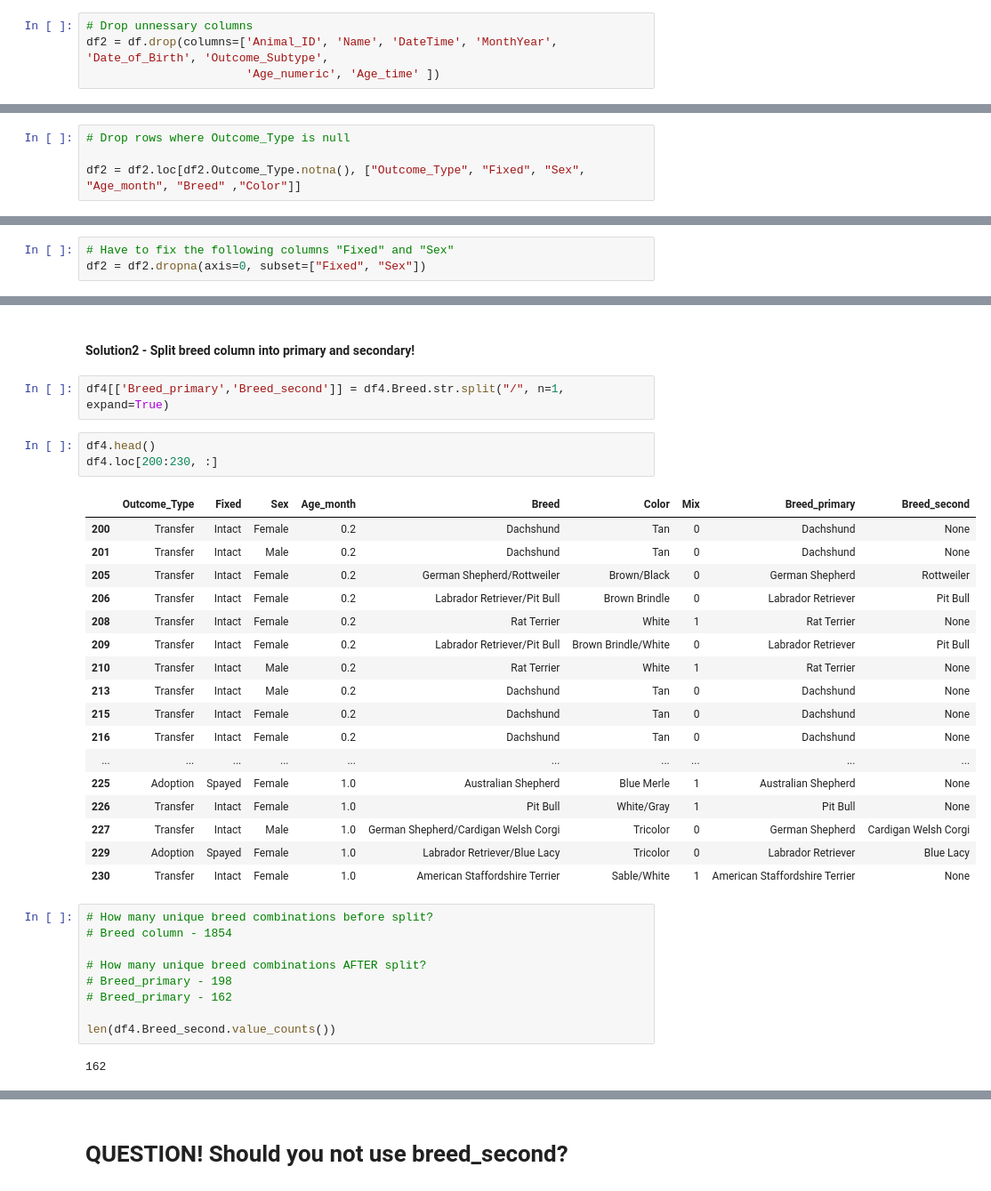
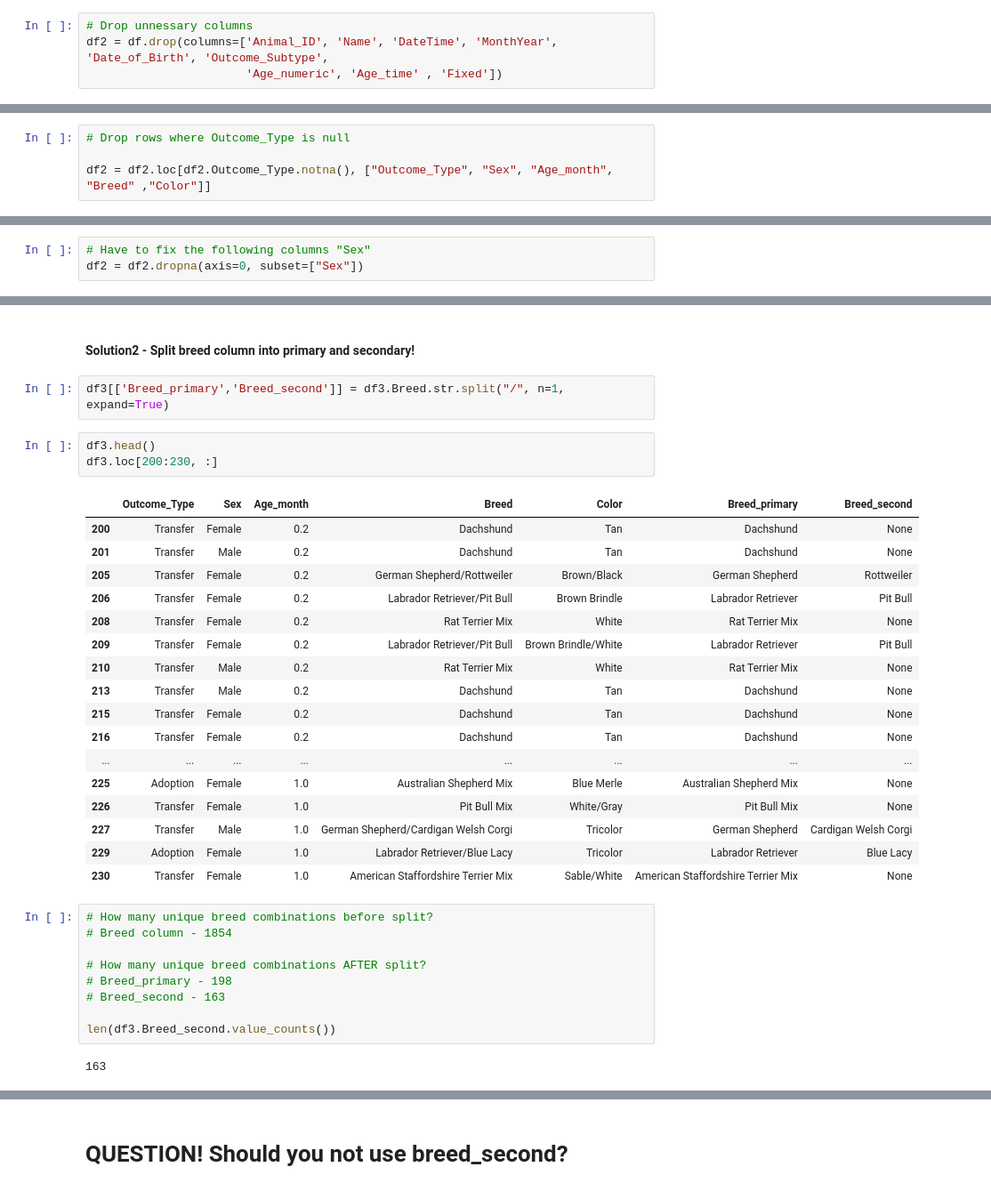
Before and after one commit to kellypriest/project-3, a Jupyter notebook: model_rf_65_BiOut_Mix_Breed_Color_BinAge_1Hot.ipynb, the cells around one changed output, grey strips where cells are left out. Shown: that part at 89% size. Saved outputs shown, nothing was run; the diff lists cells and outputs as text.

Commit message:
Updated model_rf_65_BiOut_Mix_Breed_Color_BinAge_1Hot NO Mix/Fix

```diff
--- a/model_rf_65_BiOut_Mix_Breed_Color_BinAge_1Hot.ipynb
+++ b/model_rf_65_BiOut_Mix_Breed_Color_BinAge_1Hot.ipynb
@@ -83,7 +78,7 @@ dtype: float64
 # %%
 # Drop unnessary columns
 df2 = df.drop(columns=['Animal_ID', 'Name', 'DateTime', 'MonthYear', 'Date_of_Birth', 'Outcome_Subtype',
-                       'Age_numeric', 'Age_time' ])
+                       'Age_numeric', 'Age_time' , 'Fixed'])
 # %%
 df2.shape
 # df2.head()
@@ -92,7 +87,7 @@ df2.shape
 # %%
 # Drop rows where Outcome_Type is null
 
-df2 = df2.loc[df2.Outcome_Type.notna(), ["Outcome_Type", "Fixed", "Sex", "Age_month", "Breed" ,"Color"]]
+df2 = df2.loc[df2.Outcome_Type.notna(), ["Outcome_Type", "Sex", "Age_month", "Breed" ,"Color"]]
 # %%
 # Check for more nulls
 df2.head()
@@ -103,6 +98,6 @@ df2.shape
 # %%
-# Have to fix the following columns "Fixed" and "Sex"
-df2 = df2.dropna(axis=0, subset=["Fixed", "Sex"])
+# Have to fix the following columns "Sex"
+df2 = df2.dropna(axis=0, subset=["Sex"])
 # %%
 # Verify that nulls from "Fixed" and "Sex" have been dropped
 df2.apply(lambda x: sum(x.isnull()/len(df2)))
@@ -241,37 +185,37 @@ df4.loc[200:210, :]
 # %% [markdown]
 #### Solution2 - Split breed column into primary and secondary!
 # %%
-df4[['Breed_primary','Breed_second']] = df4.Breed.str.split("/", n=1, expand=True)
+df3[['Breed_primary','Breed_second']] = df3.Breed.str.split("/", n=1, expand=True)
 # %%
-df4.head()
-df4.loc[200:230, :]
+df3.head()
+df3.loc[200:230, :]
 # %% [output]
-|  | Outcome_Type | Fixed | Sex | Age_month | Breed | Color | Mix | Breed_primary | Breed_second |
-| 200 | Transfer | Intact | Female | 0.2 | Dachshund | Tan | 0 | Dachshund | None |
-| 201 | Transfer | Intact | Male | 0.2 | Dachshund | Tan | 0 | Dachshund | None |
-| 205 | Transfer | Intact | Female | 0.2 | German Shepherd/Rottweiler | Brown/Black | 0 | German Shepherd | Rottweiler |
-| 206 | Transfer | Intact | Female | 0.2 | Labrador Retriever/Pit Bull | Brown Brindle | 0 | Labrador Retriever | Pit Bull |
-| 208 | Transfer | Intact | Female | 0.2 | Rat Terrier | White | 1 | Rat Terrier | None |
-| 209 | Transfer | Intact | Female | 0.2 | Labrador Retriever/Pit Bull | Brown Brindle/White | 0 | Labrador Retriever | Pit Bull |
-| 210 | Transfer | Intact | Male | 0.2 | Rat Terrier | White | 1 | Rat Terrier | None |
-| 213 | Transfer | Intact | Male | 0.2 | Dachshund | Tan | 0 | Dachshund | None |
-| 215 | Transfer | Intact | Female | 0.2 | Dachshund | Tan | 0 | Dachshund | None |
-| 216 | Transfer | Intact | Female | 0.2 | Dachshund | Tan | 0 | Dachshund | None |
-| ... | ... | ... | ... | ... | ... | ... | ... | ... | ... |
-| 225 | Adoption | Spayed | Female | 1.0 | Australian Shepherd | Blue Merle | 1 | Australian Shepherd | None |
-| 226 | Transfer | Intact | Female | 1.0 | Pit Bull | White/Gray | 1 | Pit Bull | None |
-| 227 | Transfer | Intact | Male | 1.0 | German Shepherd/Cardigan Welsh Corgi | Tricolor | 0 | German Shepherd | Cardigan Welsh Corgi |
-| 229 | Adoption | Spayed | Female | 1.0 | Labrador Retriever/Blue Lacy | Tricolor | 0 | Labrador Retriever | Blue Lacy |
-| 230 | Transfer | Intact | Female | 1.0 | American Staffordshire Terrier | Sable/White | 1 | American Staffordshire Terrier | None |
+|  | Outcome_Type | Sex | Age_month | Breed | Color | Breed_primary | Breed_second |
+| 200 | Transfer | Female | 0.2 | Dachshund | Tan | Dachshund | None |
+| 201 | Transfer | Male | 0.2 | Dachshund | Tan | Dachshund | None |
+| 205 | Transfer | Female | 0.2 | German Shepherd/Rottweiler | Brown/Black | German Shepherd | Rottweiler |
+| 206 | Transfer | Female | 0.2 | Labrador Retriever/Pit Bull | Brown Brindle | Labrador Retriever | Pit Bull |
+| 208 | Transfer | Female | 0.2 | Rat Terrier Mix | White | Rat Terrier Mix | None |
+| 209 | Transfer | Female | 0.2 | Labrador Retriever/Pit Bull | Brown Brindle/White | Labrador Retriever | Pit Bull |
+| 210 | Transfer | Male | 0.2 | Rat Terrier Mix | White | Rat Terrier Mix | None |
+| 213 | Transfer | Male | 0.2 | Dachshund | Tan | Dachshund | None |
+| 215 | Transfer | Female | 0.2 | Dachshund | Tan | Dachshund | None |
+| 216 | Transfer | Female | 0.2 | Dachshund | Tan | Dachshund | None |
+| ... | ... | ... | ... | ... | ... | ... | ... |
+| 225 | Adoption | Female | 1.0 | Australian Shepherd Mix | Blue Merle | Australian Shepherd Mix | None |
+| 226 | Transfer | Female | 1.0 | Pit Bull Mix | White/Gray | Pit Bull Mix | None |
+| 227 | Transfer | Male | 1.0 | German Shepherd/Cardigan Welsh Corgi | Tricolor | German Shepherd | Cardigan Welsh Corgi |
+| 229 | Adoption | Female | 1.0 | Labrador Retriever/Blue Lacy | Tricolor | Labrador Retriever | Blue Lacy |
+| 230 | Transfer | Female | 1.0 | American Staffordshire Terrier Mix | Sable/White | American Staffordshire Terrier Mix | None |
 # %%
 # How many unique breed combinations before split?
 # Breed column - 1854
 
 # How many unique breed combinations AFTER split?
 # Breed_primary - 198
-# Breed_primary - 162
+# Breed_second - 163
 
-len(df4.Breed_second.value_counts())
+len(df3.Breed_second.value_counts())
 # %% [output]
-162
+163
 # %%
```
Also changed, not shown: parts of 62 cells of this notebook, 1 other file.
